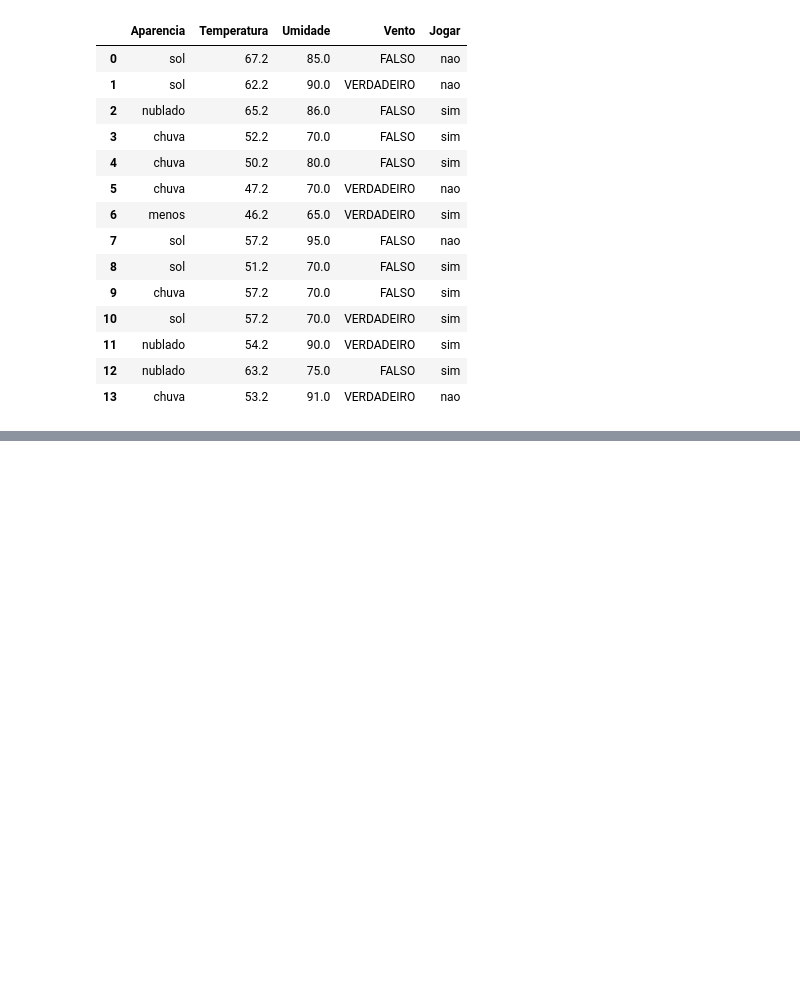
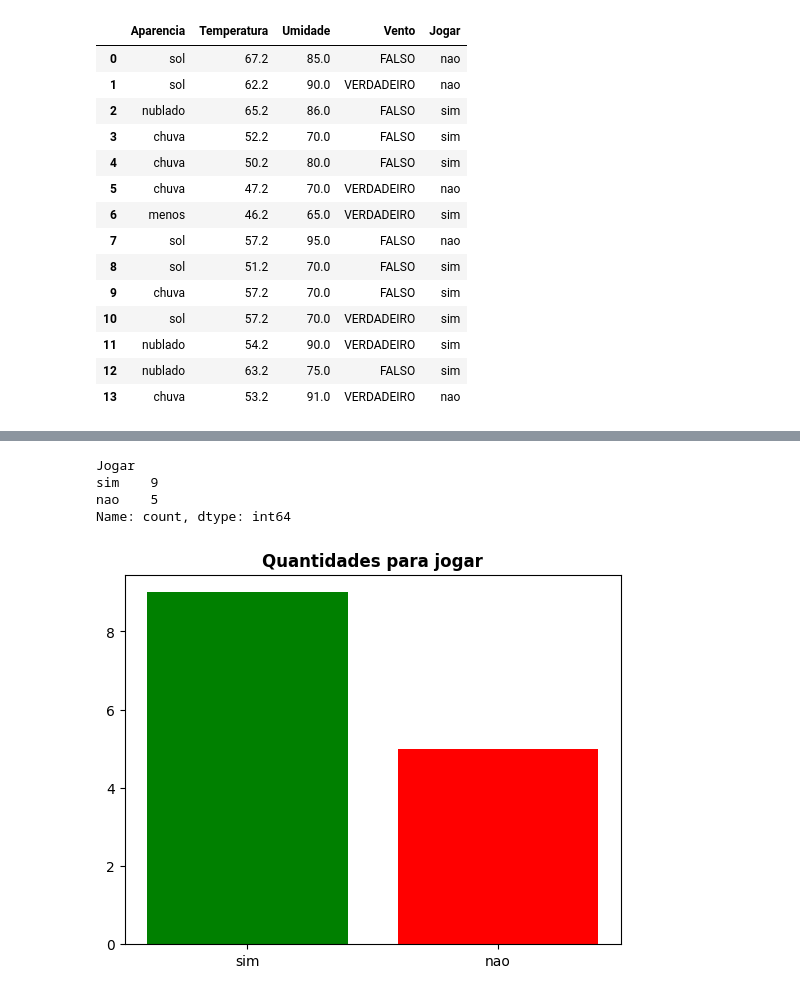
Before and after one commit to eriksilva01/tempo_tratamento_de_dados, a Jupyter notebook: tempo_udemyII.ipynb, the cells around one changed output, grey strips where cells are left out. Saved outputs shown, nothing was run; the diff lists cells and outputs as text; code cells hidden in the pictures; blank space fills up the shorter version.

```diff
--- a/tempo_udemyII.ipynb
+++ b/tempo_udemyII.ipynb
@@ -223,0 +266,16 @@ df
+# %%
+counts_favoravel = df['Jogar'].value_counts()
+print(counts_favoravel)
+
+plt.bar(counts_favoravel.index, counts_favoravel.values, color=['green','red'])
+
+plt.title('Quantidades para jogar', fontweight='bold')
+
+
+plt.show()
+# %% [output]
+Jogar
+sim    9
+nao    5
+Name: count, dtype: int64
+[figure, added]
```
Also changed, not shown: parts of 4 cells of this notebook.
